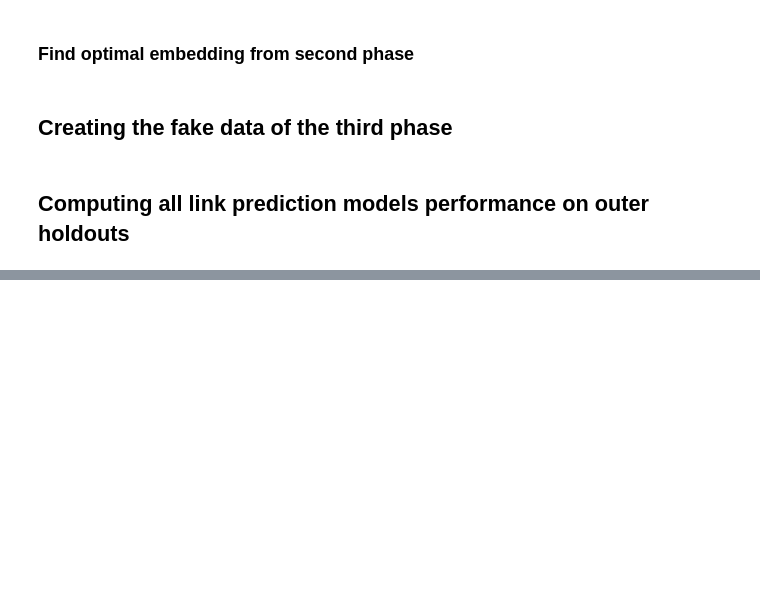
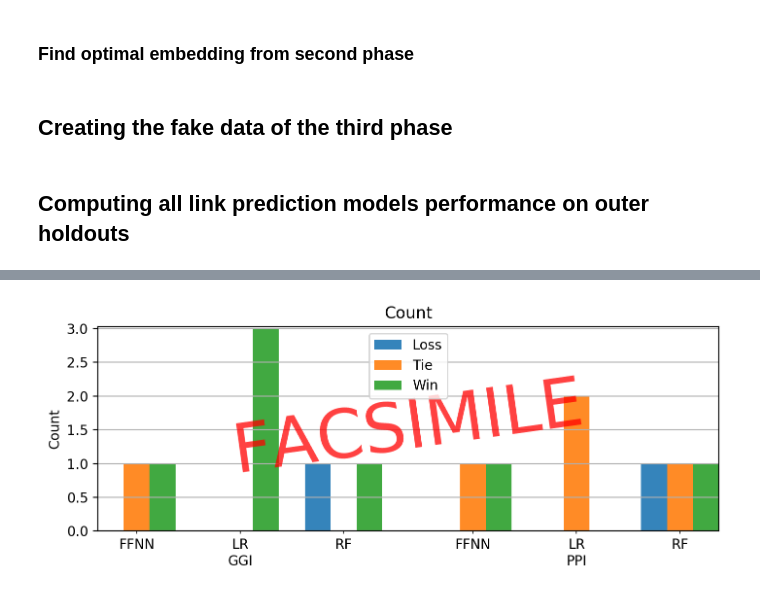
Before and after one commit to realmarcin/embiggen_experiments, a Jupyter notebook: Placeholder Barplots.ipynb, the cells around one changed output, grey strips where cells are left out. Cells and saved outputs as stored; diff of their text form; code cells hidden in the pictures; blank space fills up the shorter version.

```diff
--- a/Placeholder Barplots.ipynb
+++ b/Placeholder Barplots.ipynb
@@ -328,0 +437,21 @@ figures, axes = barplots(
+# %%
+root = "barplots/win_tie_loss_node_embedding"
+
+if os.path.exists(root):
+    shutil.rmtree(root)
+
+figures, axes = barplots(
+    link_model_method_sums,
+    groupby=["graph", "link_prediction_model", "result"],
+    show_standard_deviation=False,
+    legend_position="upper center",
+    path=f"{root}/{{feature}}.jpg",
+    facsimile=True,
+    height=3,
+    custom_defaults={
+        "LR":["Logistic regression"],
+        "RF":["Random Forest"],
+    }
+)
+# %% [output]
+[figure, added]
```
Also changed, not shown: parts of 13 cells of this notebook, 12 other files.
